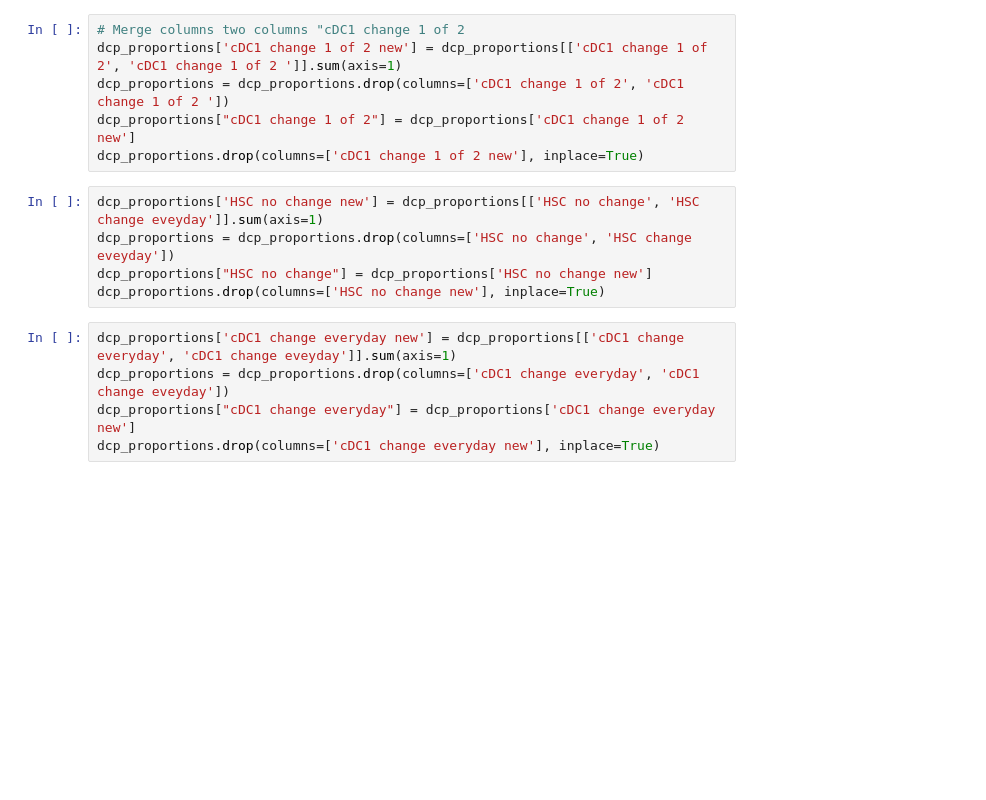
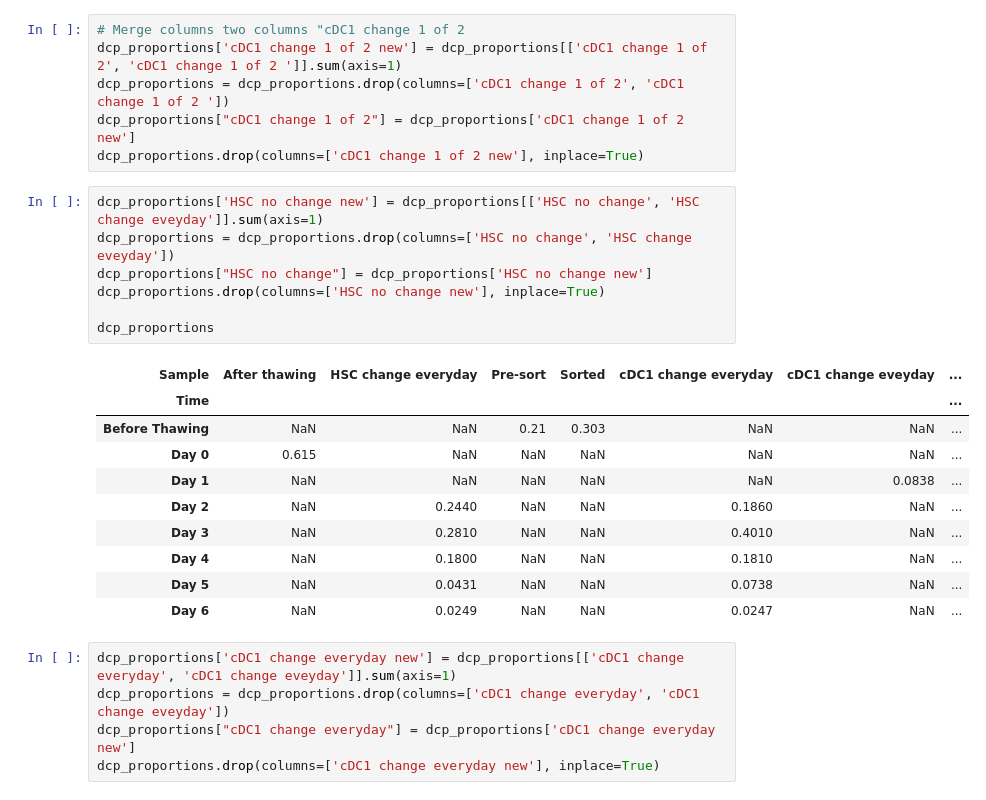
Before and after one commit to AlexiaGiroud/ThawingDCPs, a Jupyter notebook: try 1/graphs.ipynb, the cells around one changed output. Saved outputs shown, nothing was run; the diff lists cells and outputs as text; blank space fills up the shorter version.

```diff
--- a/graphs.ipynb
+++ b/try 1/graphs.ipynb
@@ -111,8 +124,21 @@ dcp_proportions.drop(columns=['cDC1 change 1 of 2 new'], inplace=True)
 # %%
 dcp_proportions['HSC no change new'] = dcp_proportions[['HSC no change', 'HSC change eveyday']].sum(axis=1)
 dcp_proportions = dcp_proportions.drop(columns=['HSC no change', 'HSC change eveyday'])
 dcp_proportions["HSC no change"] = dcp_proportions['HSC no change new']
 dcp_proportions.drop(columns=['HSC no change new'], inplace=True)
+
+dcp_proportions
+# %% [output]
+| Sample | After thawing | HSC change everyday | Pre-sort | Sorted | cDC1 change everyday | cDC1 change eveyday | ... |
+| Time |  |  |  |  |  |  | ... |
+| Before Thawing | NaN | NaN | 0.21 | 0.303 | NaN | NaN | ... |
+| Day 0 | 0.615 | NaN | NaN | NaN | NaN | NaN | ... |
+| Day 1 | NaN | NaN | NaN | NaN | NaN | 0.0838 | ... |
+| Day 2 | NaN | 0.2440 | NaN | NaN | 0.1860 | NaN | ... |
+| Day 3 | NaN | 0.2810 | NaN | NaN | 0.4010 | NaN | ... |
+| Day 4 | NaN | 0.1800 | NaN | NaN | 0.1810 | NaN | ... |
+| Day 5 | NaN | 0.0431 | NaN | NaN | 0.0738 | NaN | ... |
+| Day 6 | NaN | 0.0249 | NaN | NaN | 0.0247 | NaN | ... |
 # %%
 dcp_proportions['cDC1 change everyday new'] = dcp_proportions[['cDC1 change everyday', 'cDC1 change eveyday']].sum(axis=1)
 dcp_proportions = dcp_proportions.drop(columns=['cDC1 change everyday', 'cDC1 change eveyday'])
```
Also changed, not shown: parts of 2 cells of this notebook, 4 other files.
